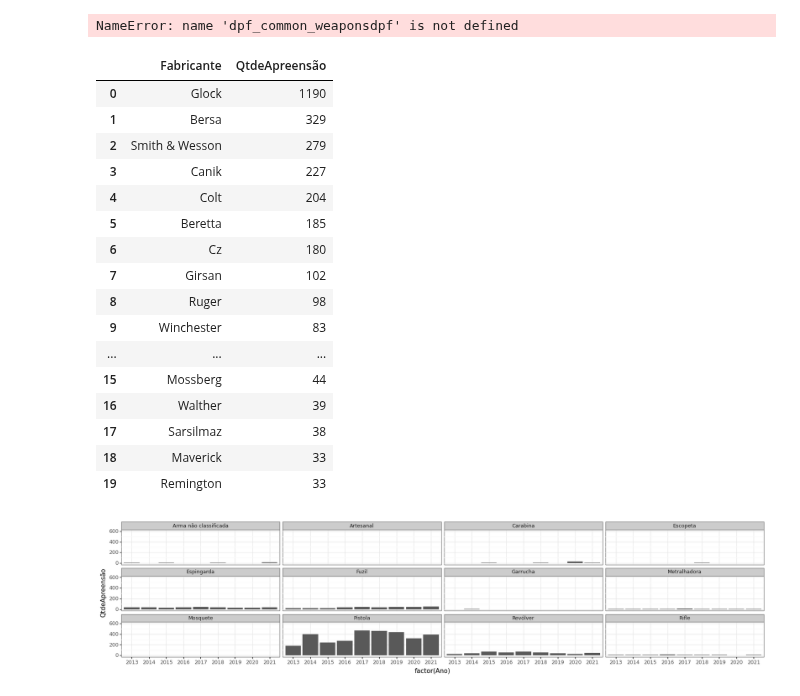
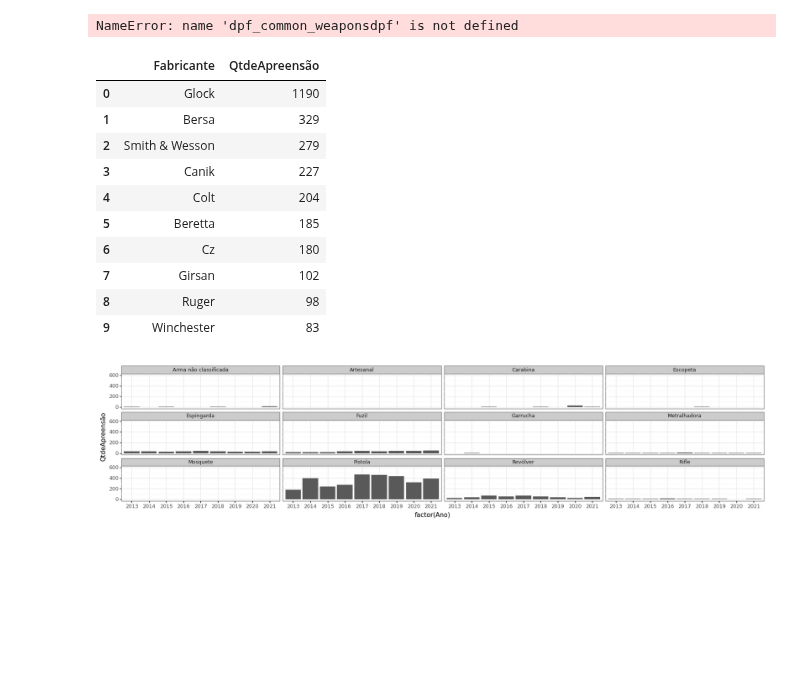
Before and after one commit to luizftoledo/luizftoledo.github.io, a Jupyter notebook: weapons-seized/spreadsheets/Weapon exports and seized weapons - USA x Brazil.ipynb, the cells around one changed output. Cells and saved outputs as stored; diff of their text form; code cells hidden in the pictures; blank space fills up the shorter version.

```diff
--- a/weapons-seized/spreadsheets/Weapon exports and seized weapons - USA x Brazil.ipynb
+++ b/weapons-seized/spreadsheets/Weapon exports and seized weapons - USA x Brazil.ipynb
@@ -111,27 +111,21 @@ NameError: name 'dpf_common_weaponsdpf' is not defined
 # %%
 # most common brands
 
-brands = dpf.groupby('Fabricante').QtdeApreensão.sum().sort_values(ascending=False).head(20).reset_index()
+brands = dpf.groupby('Fabricante').QtdeApreensão.sum().sort_values(ascending=False).head(10).reset_index()
 brands.to_csv('brands.csv', index=False)
 brands
 # %% [output]
 |  | Fabricante | QtdeApreensão |
 | 0 | Glock | 1190 |
 | 1 | Bersa | 329 |
 | 2 | Smith & Wesson | 279 |
 | 3 | Canik | 227 |
 | 4 | Colt | 204 |
 | 5 | Beretta | 185 |
 | 6 | Cz | 180 |
 | 7 | Girsan | 102 |
 | 8 | Ruger | 98 |
 | 9 | Winchester | 83 |
-| ... | ... | ... |
-| 15 | Mossberg | 44 |
-| 16 | Walther | 39 |
-| 17 | Sarsilmaz | 38 |
-| 18 | Maverick | 33 |
-| 19 | Remington | 33 |
 # %%
 #Seizure per year, per type of weapon
 
```
Also changed, not shown: 14 other files.
